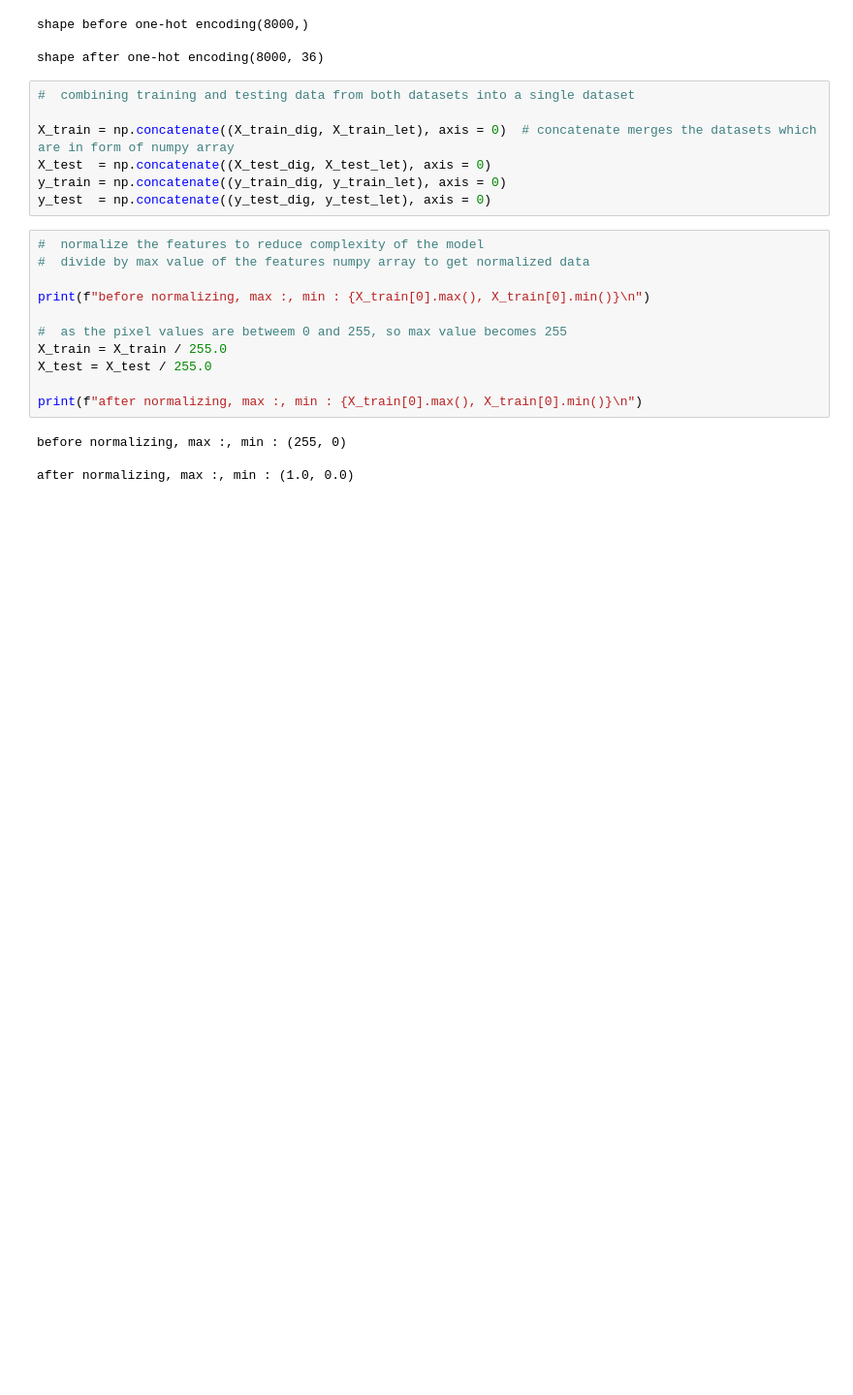
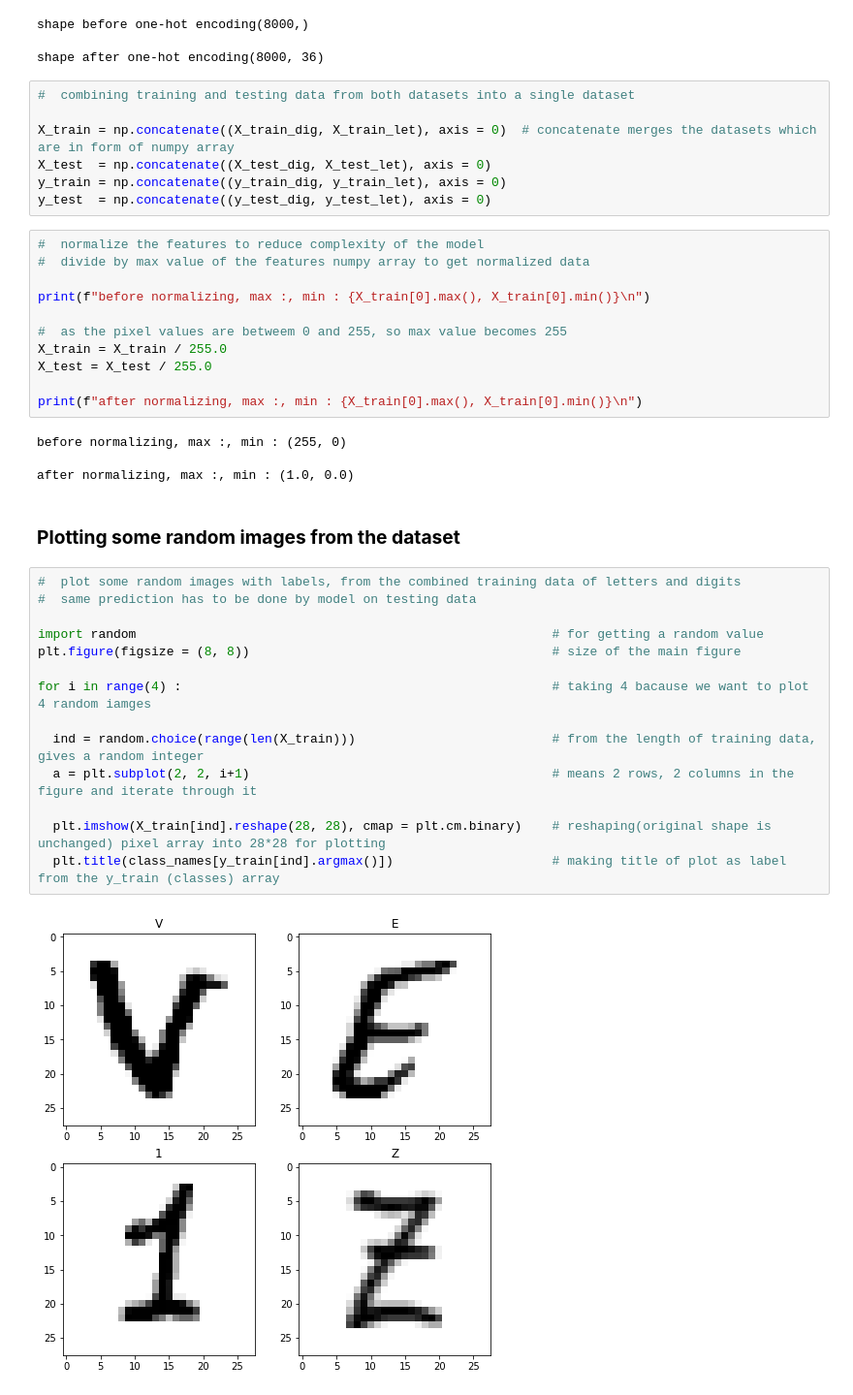
Before and after one commit to Goyalscode/Character-Recognition-Using-DL, a Jupyter notebook: model_Training.ipynb, the cells around one changed output. Shown at 97% size. Saved outputs shown, nothing was run; the diff lists cells and outputs as text; blank space fills up the shorter version.

Commit message:
Plotting random images from combined data

```diff
--- a/model_Training.ipynb
+++ b/model_Training.ipynb
@@ -360,3 +366,21 @@ print(f"after normalizing, max :, min : {X_train[0].max(), X_train[0].min()}\n")
 before normalizing, max :, min : (255, 0)
 
 after normalizing, max :, min : (1.0, 0.0)
+# %% [markdown]
+### **Plotting some random images from the dataset**
+# %%
+#  plot some random images with labels, from the combined training data of letters and digits
+#  same prediction has to be done by model on testing data
+
+import random                                                       # for getting a random value
+plt.figure(figsize = (8, 8))                                        # size of the main figure
+
+for i in range(4) :                                                 # taking 4 bacause we want to plot 4 random iamges
+
+  ind = random.choice(range(len(X_train)))                          # from the length of training data, gives a random integer
+  a = plt.subplot(2, 2, i+1)                                        # means 2 rows, 2 columns in the figure and iterate through it
+
+  plt.imshow(X_train[ind].reshape(28, 28), cmap = plt.cm.binary)    # reshaping(original shape is unchanged) pixel array into 28*28 for plotting
+  plt.title(class_names[y_train[ind].argmax()])                     # making title of plot as label from the y_train (classes) array
+# %% [output]
+[figure, added]
```
Also changed, not shown: parts of 9 cells of this notebook.
